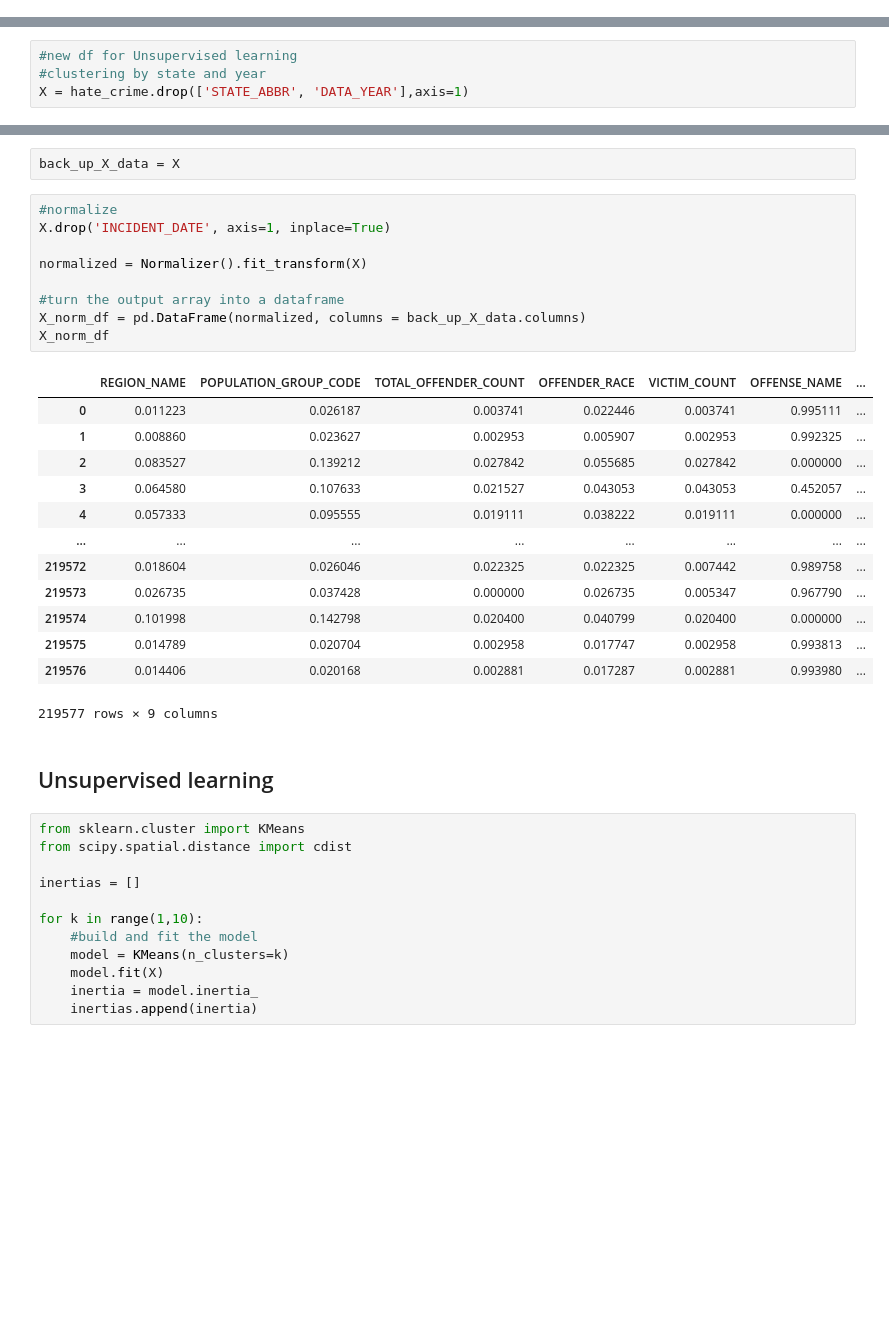
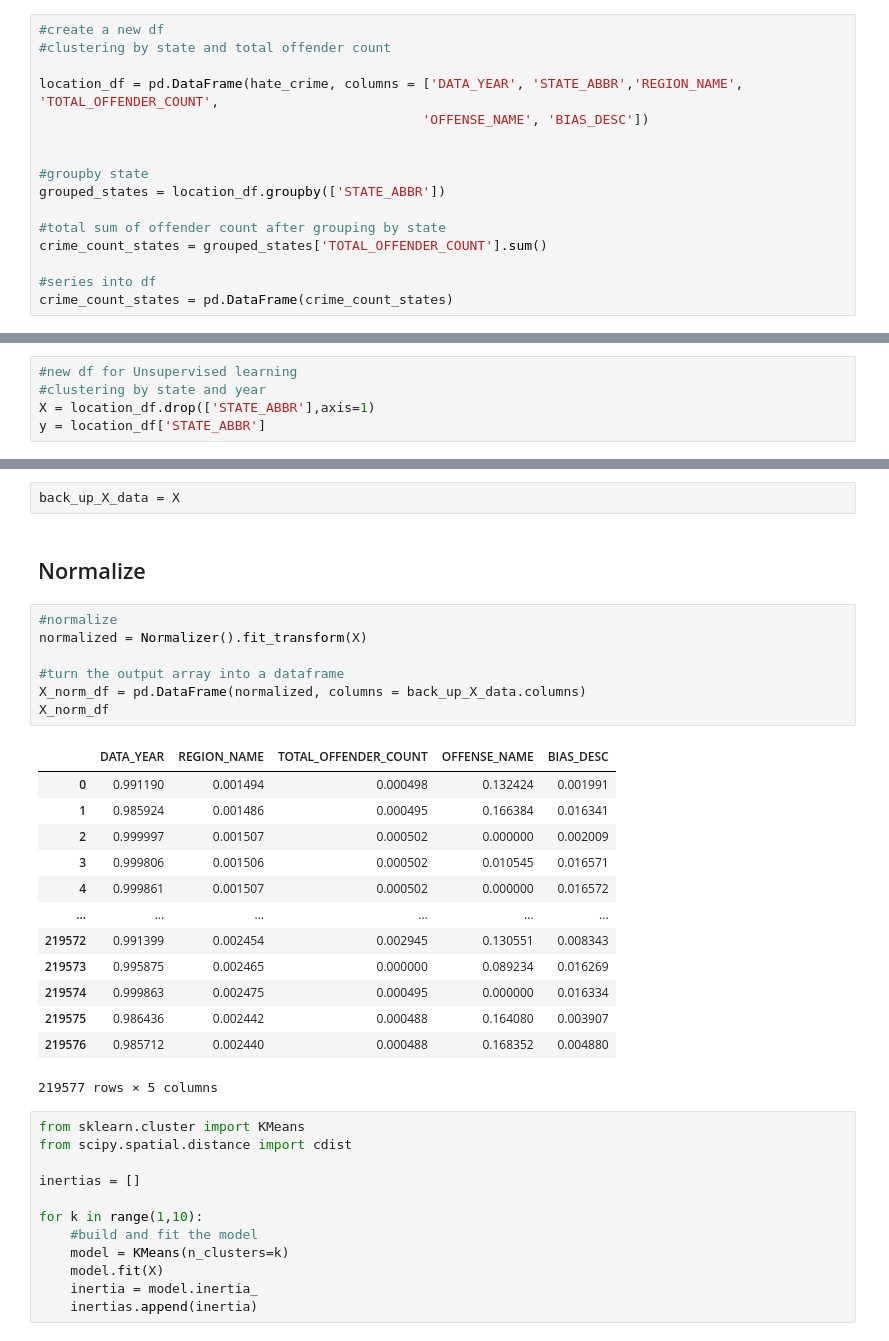
Before and after one commit to CEsperance/Final_Project, a Jupyter notebook: CE_Hate_Crime_Notebook.ipynb, the cells around one changed output, grey strips where cells are left out. Cells and saved outputs as stored; diff of their text form; blank space fills up the shorter version.

Commit message:
made edits in unsupervised learning

```diff
--- a/CE_Hate_Crime_Notebook.ipynb
+++ b/CE_Hate_Crime_Notebook.ipynb
@@ -497,0 +589,16 @@ hate_crime.head()
+# %%
+#create a new df
+#clustering by state and total offender count
+
+location_df = pd.DataFrame(hate_crime, columns = ['DATA_YEAR', 'STATE_ABBR','REGION_NAME', 'TOTAL_OFFENDER_COUNT',
+                                                 'OFFENSE_NAME', 'BIAS_DESC'])
+
+
+#groupby state
+grouped_states = location_df.groupby(['STATE_ABBR'])
+
+#total sum of offender count after grouping by state
+crime_count_states = grouped_states['TOTAL_OFFENDER_COUNT'].sum()
+
+#series into df
+crime_count_states = pd.DataFrame(crime_count_states)
@@ -498,7 +645,8 @@ hate_crime.head()
 # %%
 #new df for Unsupervised learning
 #clustering by state and year
-X = hate_crime.drop(['STATE_ABBR', 'DATA_YEAR'],axis=1)
+X = location_df.drop(['STATE_ABBR'],axis=1)
+y = location_df['STATE_ABBR']
 # %%
 #categorical encoding minus state and year column
 for col in X:
@@ -533,31 +672,29 @@ VICTIM_TYPES                       int8
 dtype: object
 # %%
 back_up_X_data = X
+# %% [markdown]
+## Normalize
 # %%
 #normalize
-X.drop('INCIDENT_DATE', axis=1, inplace=True)
-
 normalized = Normalizer().fit_transform(X)
 
 #turn the output array into a dataframe
 X_norm_df = pd.DataFrame(normalized, columns = back_up_X_data.columns)
 X_norm_df
 # %% [output]
-|  | REGION_NAME | POPULATION_GROUP_CODE | TOTAL_OFFENDER_COUNT | OFFENDER_RACE | VICTIM_COUNT | OFFENSE_NAME | ... |
-| 0 | 0.011223 | 0.026187 | 0.003741 | 0.022446 | 0.003741 | 0.995111 | ... |
-| 1 | 0.008860 | 0.023627 | 0.002953 | 0.005907 | 0.002953 | 0.992325 | ... |
-| 2 | 0.083527 | 0.139212 | 0.027842 | 0.055685 | 0.027842 | 0.000000 | ... |
-| 3 | 0.064580 | 0.107633 | 0.021527 | 0.043053 | 0.043053 | 0.452057 | ... |
-| 4 | 0.057333 | 0.095555 | 0.019111 | 0.038222 | 0.019111 | 0.000000 | ... |
-| ... | ... | ... | ... | ... | ... | ... | ... |
-| 219572 | 0.018604 | 0.026046 | 0.022325 | 0.022325 | 0.007442 | 0.989758 | ... |
-| 219573 | 0.026735 | 0.037428 | 0.000000 | 0.026735 | 0.005347 | 0.967790 | ... |
-| 219574 | 0.101998 | 0.142798 | 0.020400 | 0.040799 | 0.020400 | 0.000000 | ... |
-| 219575 | 0.014789 | 0.020704 | 0.002958 | 0.017747 | 0.002958 | 0.993813 | ... |
-| 219576 | 0.014406 | 0.020168 | 0.002881 | 0.017287 | 0.002881 | 0.993980 | ... |
+|  | DATA_YEAR | REGION_NAME | TOTAL_OFFENDER_COUNT | OFFENSE_NAME | BIAS_DESC |
+| 0 | 0.991190 | 0.001494 | 0.000498 | 0.132424 | 0.001991 |
+| 1 | 0.985924 | 0.001486 | 0.000495 | 0.166384 | 0.016341 |
+| 2 | 0.999997 | 0.001507 | 0.000502 | 0.000000 | 0.002009 |
+| 3 | 0.999806 | 0.001506 | 0.000502 | 0.010545 | 0.016571 |
+| 4 | 0.999861 | 0.001507 | 0.000502 | 0.000000 | 0.016572 |
+| ... | ... | ... | ... | ... | ... |
+| 219572 | 0.991399 | 0.002454 | 0.002945 | 0.130551 | 0.008343 |
+| 219573 | 0.995875 | 0.002465 | 0.000000 | 0.089234 | 0.016269 |
+| 219574 | 0.999863 | 0.002475 | 0.000495 | 0.000000 | 0.016334 |
+| 219575 | 0.986436 | 0.002442 | 0.000488 | 0.164080 | 0.003907 |
+| 219576 | 0.985712 | 0.002440 | 0.000488 | 0.168352 | 0.004880 |
-219577 rows × 9 columns
+219577 rows × 5 columns
-# %% [markdown]
-## Unsupervised learning
 # %%
 from sklearn.cluster import KMeans
 from scipy.spatial.distance import cdist
```
Also changed, not shown: parts of 19 cells of this notebook.
